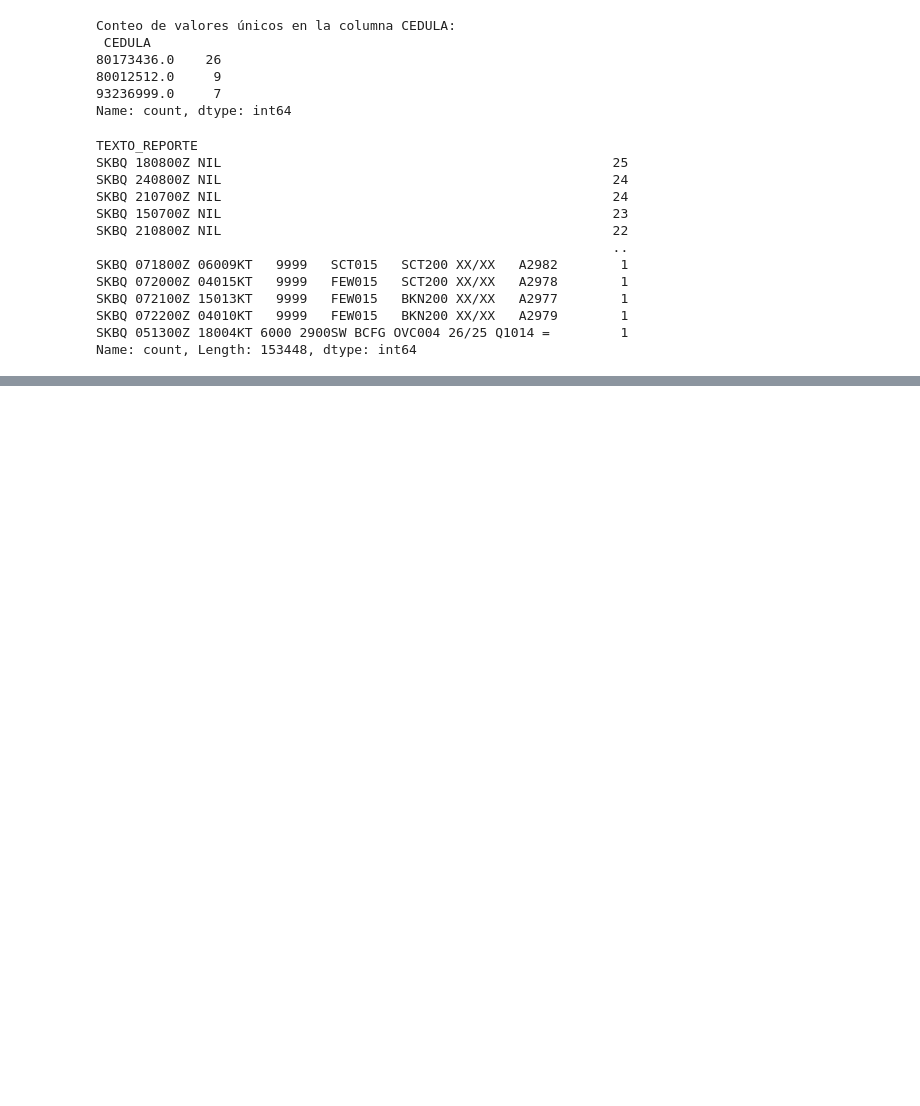
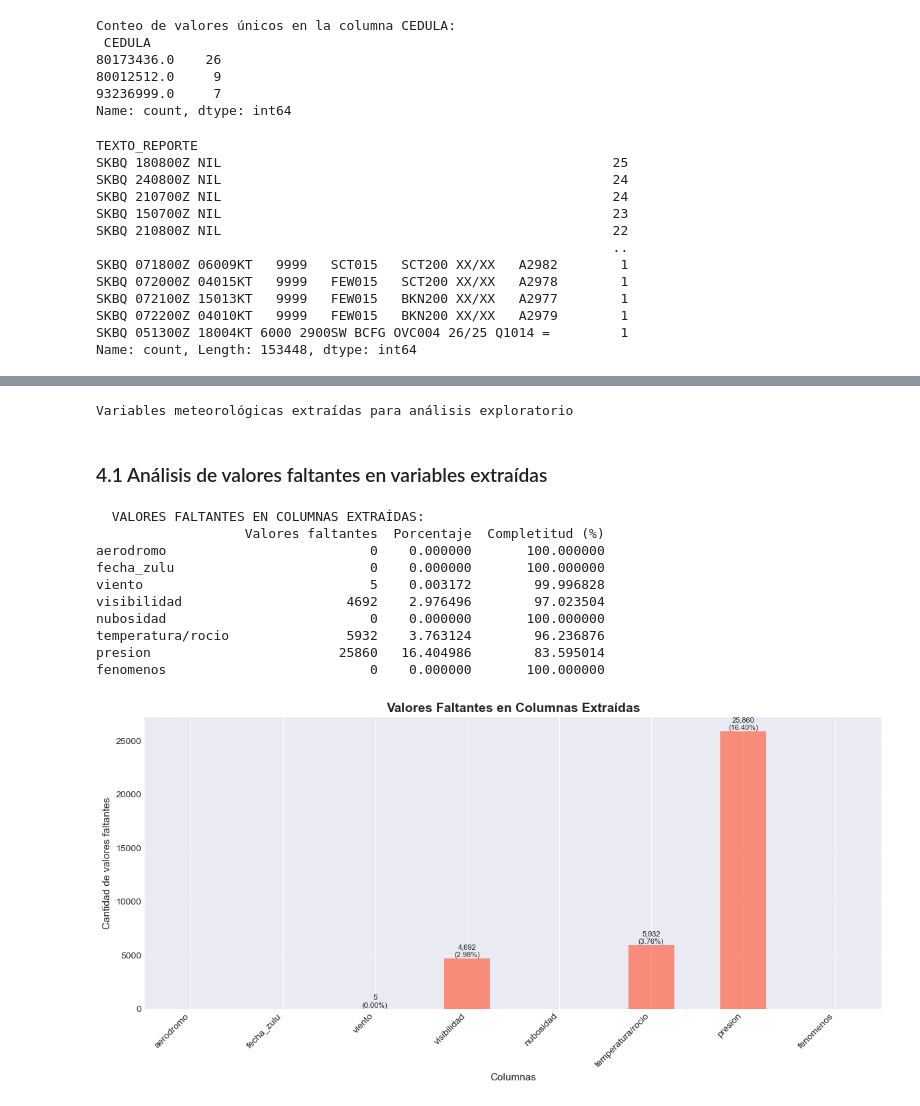
Before and after one commit to OmarLAlbarracinM/Prediccion-Cizalladura-SKBQ, a Jupyter notebook: docs/notebooks/01_exploracion.ipynb, the cells around one changed output, grey strips where cells are left out. Drawn from its saved outputs; the diff is of its cells as text; code cells hidden in the pictures; blank space fills up the shorter version.

```diff
--- a/docs/notebooks/01_exploracion.ipynb
+++ b/docs/notebooks/01_exploracion.ipynb
@@ -153,0 +560,77 @@ Name: count, Length: 153448, dtype: int64
+# %%
+# Extracción temporal de variables meteorológicas para análisis exploratorio
+# Tokenizar el texto del reporte METAR
+df_analisis = df_raw.copy()
+df_analisis["tokens"] = df_analisis["TEXTO_REPORTE"].str.split()
+
+# Variables básicas (por posición en el tokenizado)
+df_analisis["aerodromo"] = df_analisis["tokens"].str[0]      # Primer token: código del aeródromo
+df_analisis["fecha_zulu"] = df_analisis["tokens"].str[1]     # Segundo token: fecha Zulu
+df_analisis["viento"] = df_analisis["tokens"].str[2]         # Tercer token: viento
+df_analisis["visibilidad"] = df_analisis["tokens"].str[3]    # Cuarto token: visibilidad
+
+# Variables usando expresiones regulares (no siempre están en posiciones fijas)
+# Temperatura y punto de rocío: formato DD/DD (dos dígitos/dos dígitos)
+df_analisis["temperatura/rocio"] = df_analisis["TEXTO_REPORTE"].str.extract(r'(\d{2}\/\d{2})')
+
+# Presión: formato A#### (A seguido de 4 dígitos)
+df_analisis["presion"] = df_analisis["TEXTO_REPORTE"].str.extract(r'(A\d{4})')
+
+# Nubosidad: códigos estándar METAR
+df_analisis["nubosidad"] = df_analisis["TEXTO_REPORTE"].str.findall(r'(FEW\d{3}\w*|SCT\d{3}\w*|BKN\d{3}\w*|OVC\d{3}\w*)').str.join(", ")
+
+# Fenómenos meteorológicos: códigos estándar
+df_analisis["fenomenos"] = df_analisis["TEXTO_REPORTE"].str.findall(r'\b(TS|RA|SHRA|FG|BR|HZ|CB|VC\w+)\b').str.join(", ")
+
+print("Variables meteorológicas extraídas para análisis exploratorio")
+# %% [output]
+Variables meteorológicas extraídas para análisis exploratorio
+# %% [markdown]
+### 4.1 Análisis de valores faltantes en variables extraídas
+# %%
+# 2. Análisis de valores faltantes
+columnas_extraidas = ["aerodromo", "fecha_zulu", "viento", "visibilidad",
+                      "nubosidad", "temperatura/rocio", "presion", "fenomenos"]
+
+print("\n  VALORES FALTANTES EN COLUMNAS EXTRAÍDAS:")
+missing_extracted = df_analisis[columnas_extraidas].isna().sum()
+missing_extracted_pct = (missing_extracted / len(df_analisis)) * 100
+missing_extracted_df = pd.DataFrame({
+    'Valores faltantes': missing_extracted,
+    'Porcentaje': missing_extracted_pct,
+    'Completitud (%)': 100 - missing_extracted_pct
+})
+print(missing_extracted_df.to_string(index=True))
+
+# Visualización de valores faltantes
+fig, ax = plt.subplots(figsize=(12, 6))
+if missing_extracted.sum() > 0:
+    bars = missing_extracted.plot(kind='bar', ax=ax, color='tomato', alpha=0.7)
+    ax.set_title('Valores Faltantes en Columnas Extraídas', fontsize=14, fontweight='bold')
+    ax.set_ylabel('Cantidad de valores faltantes', fontsize=11)
+    ax.set_xlabel('Columnas', fontsize=11)
+    ax.set_xticklabels(ax.get_xticklabels(), rotation=45, ha='right')
+    ax.grid(axis='y', alpha=0.3)
+
+    # Agregar etiquetas con porcentajes
+    for i, (idx, val) in enumerate(missing_extracted.items()):
+        if val > 0:
+            ax.text(i, val, f'{val:,}\n({missing_extracted_pct[idx]:.2f}%)',
+                   ha='center', va='bottom', fontsize=8)
+
+    plt.tight_layout()
+    plt.show()
+else:
+    print("\n No hay valores faltantes en las columnas extraídas")
+# %% [output]
+  VALORES FALTANTES EN COLUMNAS EXTRAÍDAS:
+                   Valores faltantes  Porcentaje  Completitud (%)
+aerodromo                          0    0.000000       100.000000
+fecha_zulu                         0    0.000000       100.000000
+viento                             5    0.003172        99.996828
+visibilidad                     4692    2.976496        97.023504
+nubosidad                          0    0.000000       100.000000
+temperatura/rocio               5932    3.763124        96.236876
+presion                        25860   16.404986        83.595014
+fenomenos                          0    0.000000       100.000000
+[figure, added]
```
Also changed, not shown: parts of 26 cells of this notebook, 1 other file.
